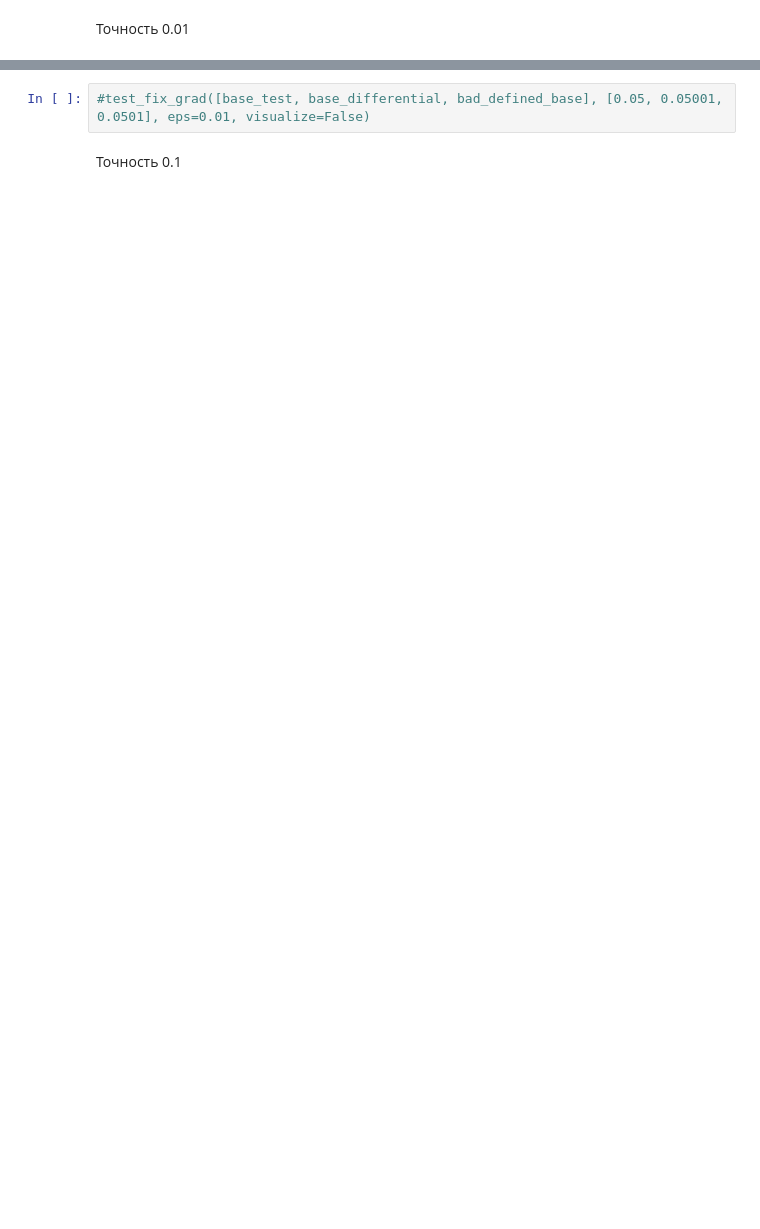
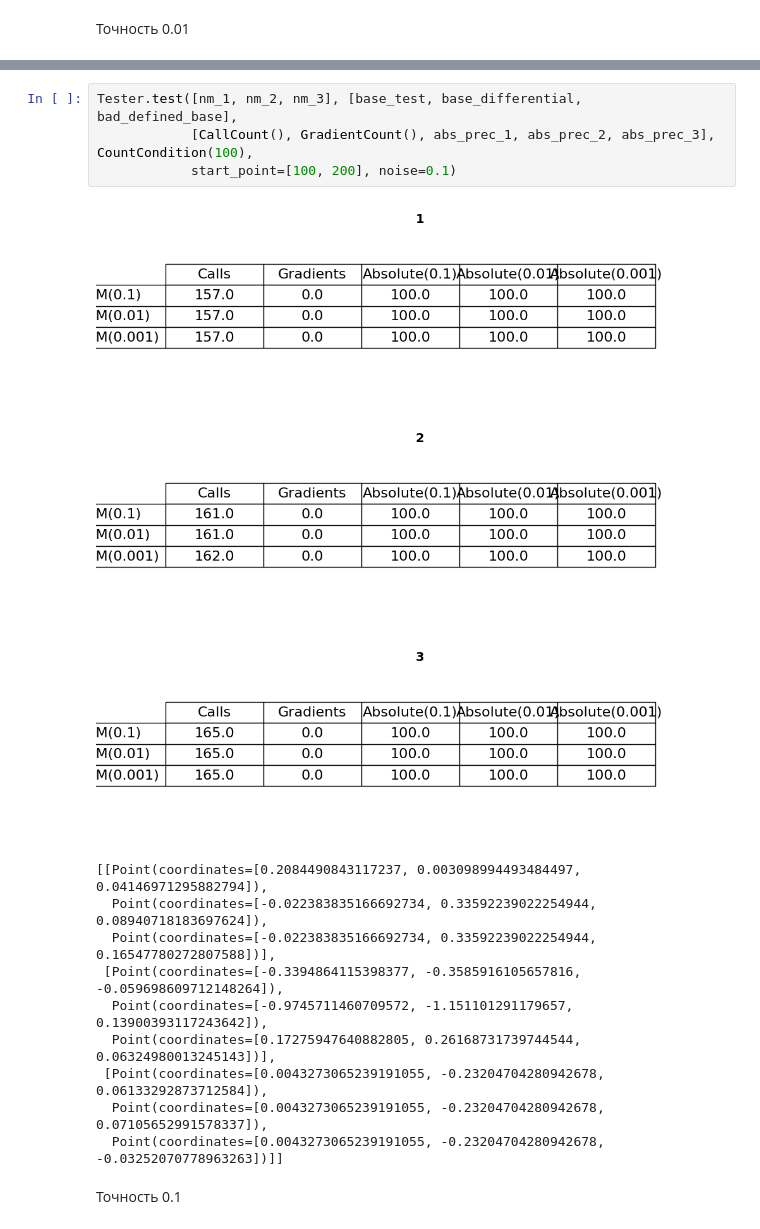
Before and after one commit to Skorniakov-Leonid/Methods-of-optimization, a Jupyter notebook: presentation/lab-1/test.ipynb, the cells around one changed output, grey strips where cells are left out. Saved outputs shown, nothing was run; the diff lists cells and outputs as text; blank space fills up the shorter version.

```diff
--- a/presentation/lab-1/test.ipynb
+++ b/presentation/lab-1/test.ipynb
@@ -123,5 +115,20 @@ tester([GradientDescent(method=GoldenRatioMethod(), aprox_dec=0.001),
 # %%
-#test_fix_grad([base_test, base_differential, bad_defined_base], [0.05, 0.05001, 0.0501], eps=0.01, visualize=False)
+Tester.test([nm_1, nm_2, nm_3], [base_test, base_differential, bad_defined_base],
+            [CallCount(), GradientCount(), abs_prec_1, abs_prec_2, abs_prec_3], CountCondition(100),
+            start_point=[100, 200], noise=0.1)
+# %% [output]
+[figure, added]
+[figure, added]
+[figure, added]
+[[Point(coordinates=[0.2084490843117237, 0.003098994493484497, 0.04146971295882794]),
+  Point(coordinates=[-0.022383835166692734, 0.33592239022254944, 0.08940718183697624]),
+  Point(coordinates=[-0.022383835166692734, 0.33592239022254944, 0.16547780272807588])],
+ [Point(coordinates=[-0.3394864115398377, -0.3585916105657816, -0.059698609712148264]),
+  Point(coordinates=[-0.9745711460709572, -1.151101291179657, 0.13900393117243642]),
+  Point(coordinates=[0.17275947640882805, 0.26168731739744544, 0.06324980013245143])],
+ [Point(coordinates=[0.0043273065239191055, -0.23204704280942678, 0.06133292873712584]),
+  Point(coordinates=[0.0043273065239191055, -0.23204704280942678, 0.07105652991578337]),
+  Point(coordinates=[0.0043273065239191055, -0.23204704280942678, -0.03252070778963263])]]
 # %% [markdown]
 Точность 0.1
 # %%
```
Also changed, not shown: parts of 38 cells of this notebook, 2 other files.
